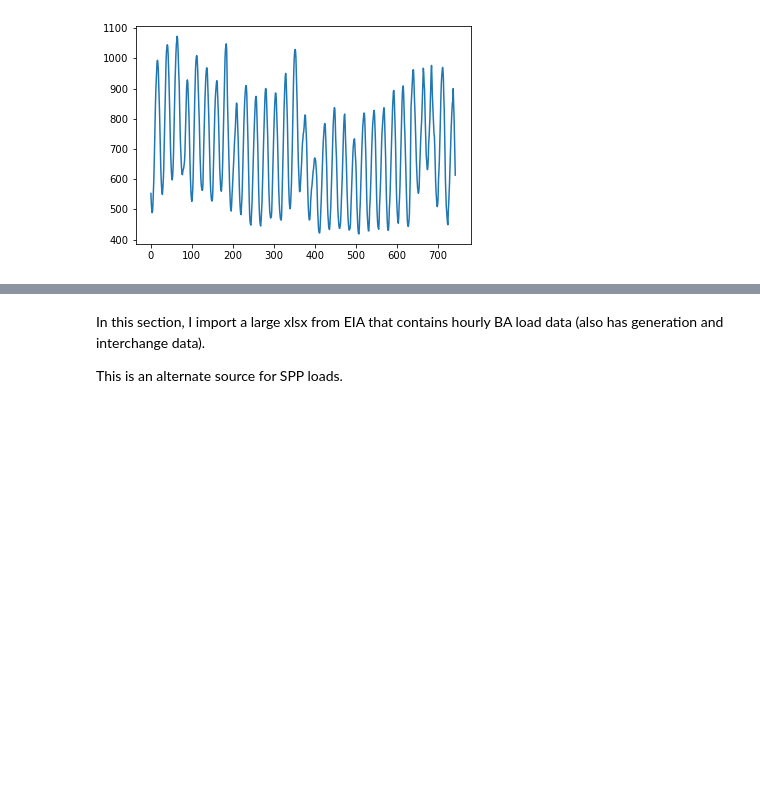
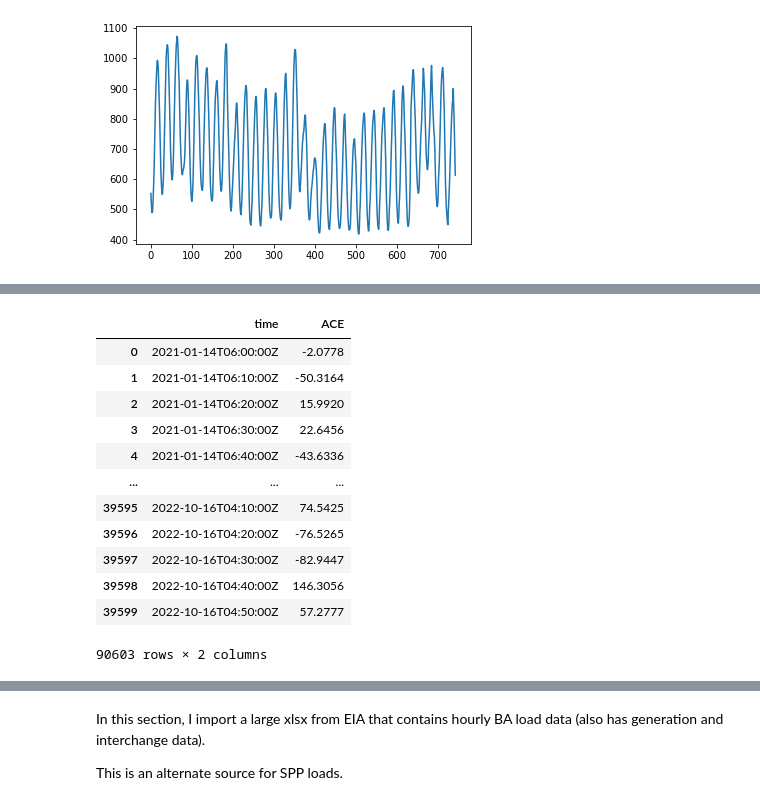
Before and after one commit to QingweiMeng1234/Project-1018, a Jupyter notebook: importdata/Import Data and Preprocess v2.ipynb, the cells around one changed output, grey strips where cells are left out. Saved outputs shown, nothing was run; the diff lists cells and outputs as text; code cells hidden in the pictures; blank space fills up the shorter version.

```diff
--- a/importdata/Import Data and Preprocess v2.ipynb
+++ b/importdata/Import Data and Preprocess v2.ipynb
@@ -64,0 +85,16 @@ _10minACE
+# %%
+ace_10min_21_22
+# %% [output]
+|  | time | ACE |
+| 0 | 2021-01-14T06:00:00Z | -2.0778 |
+| 1 | 2021-01-14T06:10:00Z | -50.3164 |
+| 2 | 2021-01-14T06:20:00Z | 15.9920 |
+| 3 | 2021-01-14T06:30:00Z | 22.6456 |
+| 4 | 2021-01-14T06:40:00Z | -43.6336 |
+| ... | ... | ... |
+| 39595 | 2022-10-16T04:10:00Z | 74.5425 |
+| 39596 | 2022-10-16T04:20:00Z | -76.5265 |
+| 39597 | 2022-10-16T04:30:00Z | -82.9447 |
+| 39598 | 2022-10-16T04:40:00Z | 146.3056 |
+| 39599 | 2022-10-16T04:50:00Z | 57.2777 |
+90603 rows × 2 columns
```
Also changed, not shown: parts of 45 cells of this notebook, 1 other file.
